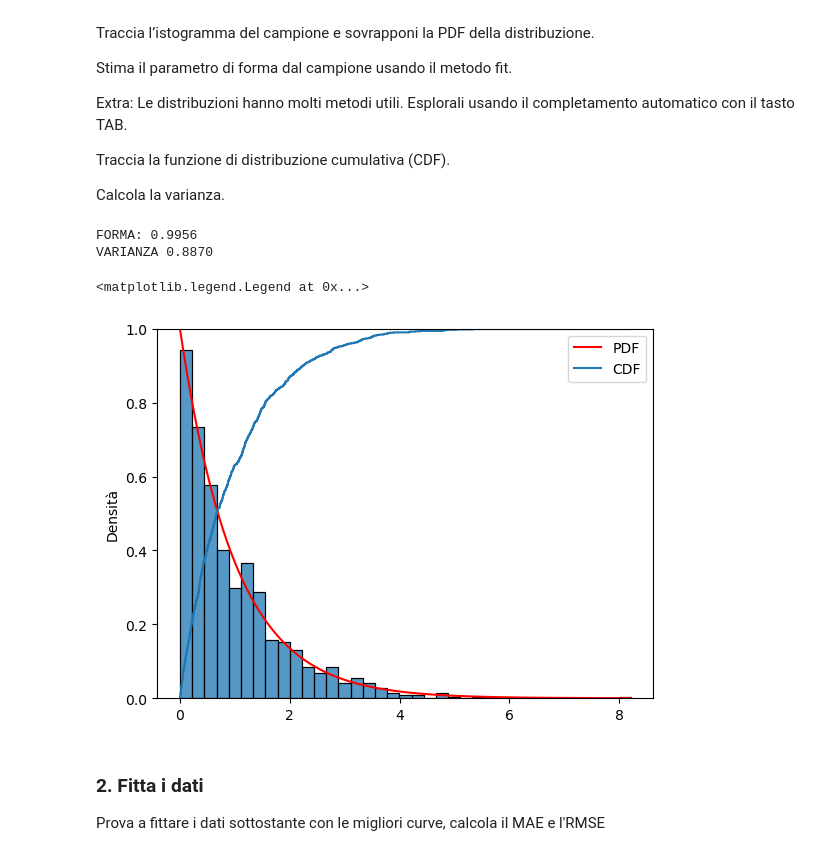
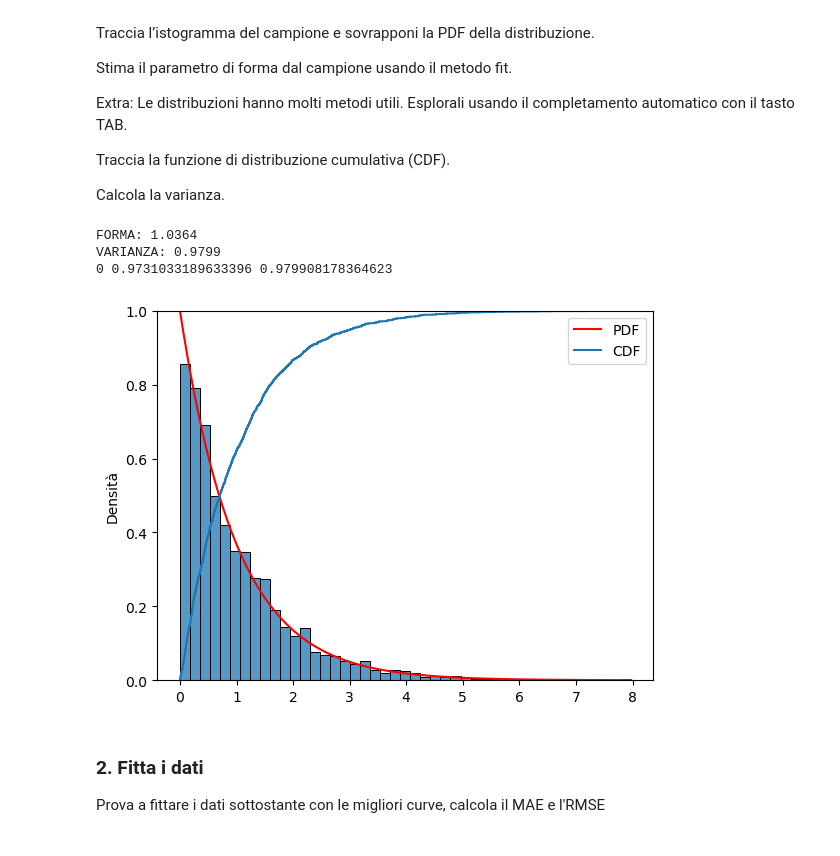
Before and after one commit to FlakpanzerVCoelian/Programming_LAB_II, a Jupyter notebook: ESERCIZI-6.ipynb, the cells around one changed output. Saved outputs shown, nothing was run; the diff lists cells and outputs as text; code cells hidden in the pictures.

```diff
--- a/6_Esercizi_lez_6.ipynb
+++ b/ESERCIZI-6.ipynb
@@ -16,37 +16,38 @@ Calcola la varianza.
 # %%
 import numpy as np
 import scipy as sc
 from scipy import stats
 from math import *
 import matplotlib as ma
 import matplotlib.pyplot as plt
 import seaborn as se
 
 def vari(a, x):
     som = 0
     for i in range(len(a)):
         som = som + (a[i] - x)**2
     vaar = som/len(a)
     return vaar
 
-gama = stats.gamma.rvs(a = 1, size = 1000)
+gama = stats.gamma.rvs(a = 1, size = 2000)
 se.histplot(gama, stat="density")
-ls = np.linspace(0, gama.max(), 1000)
+ls = np.linspace(0, gama.max(), 2000)
 pdf = stats.gamma.pdf(ls, a=1)
 plt.ylabel("Densità")
 plt.plot(ls, pdf, "r-", label = "PDF")
 
 fit_shape, fit_loc, fit_scale = stats.gamma.fit(gama, floc=0)
 print("FORMA: %.4f" % fit_shape)
-print("VARIANZA %.4f" % vari(gama, np.mean(gama)))
+print("VARIANZA: %.4f" % vari(gama, np.mean(gama)))
 
 se.ecdfplot(gama, label = "CDF")
 plt.legend()
+print(fit_loc, fit_scale, np.var(gama))
 # %% [output]
-FORMA: 0.9956
-VARIANZA 0.8870
+FORMA: 1.0364
+VARIANZA: 0.9799
+0 0.9731033189633396 0.979908178364623
-<matplotlib.legend.Legend at 0x...>
-[figure, old version]
+[figure, new version]
 # %% [markdown]
 ### **2. Fitta i dati**
 Prova a fittare i dati sottostante con le migliori curve, calcola il MAE e l'RMSE
```
Also changed, not shown: 2 other files.
